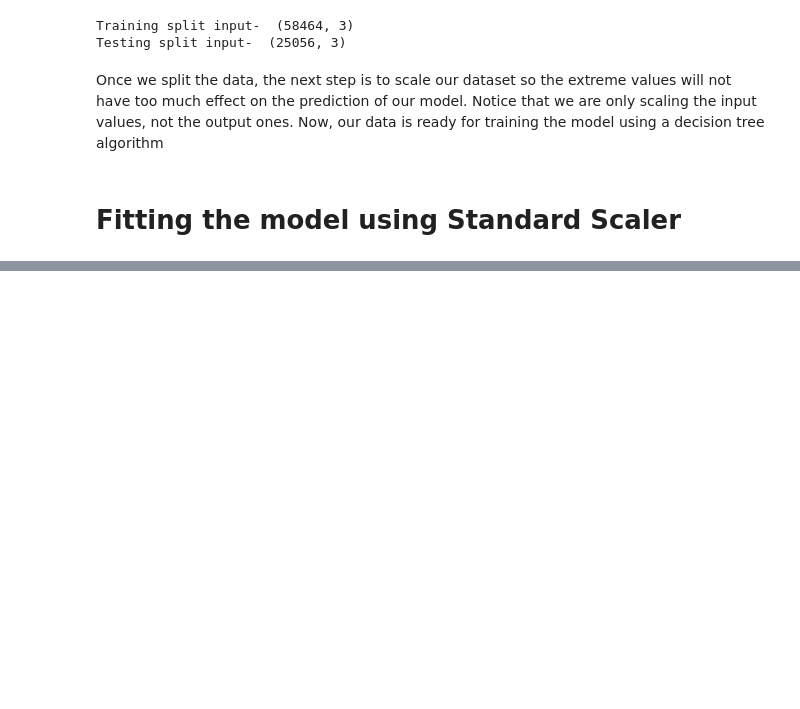
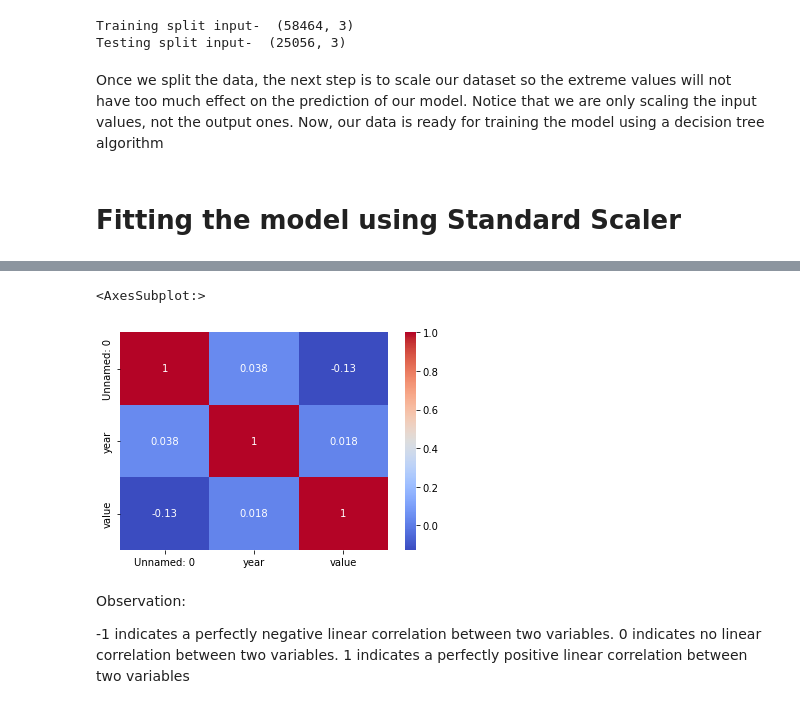
Before and after one commit to chrischukwuka2022/ca2-repo, a Jupyter notebook: Machine_Learning.ipynb, the cells around one changed output, grey strips where cells are left out. Drawn from its saved outputs; the diff is of its cells as text; code cells hidden in the pictures; blank space fills up the shorter version.

```diff
--- a/Machine_Learning.ipynb
+++ b/Machine_Learning.ipynb
@@ -1681,0 +1956,10 @@ X_test = sc.transform(X_test)
+# %%
+#Checking Correlation using heatmap
+sns.heatmap(df_eudata.corr(),annot=True,cmap='coolwarm')
+# %% [output]
+<AxesSubplot:>
+[figure, added]
+# %% [markdown]
+Observation:
+
+-1 indicates a perfectly negative linear correlation between two variables. 0 indicates no linear correlation between two variables. 1 indicates a perfectly positive linear correlation between two variables
```
Also changed, not shown: parts of 113 cells of this notebook, 3 other files.
